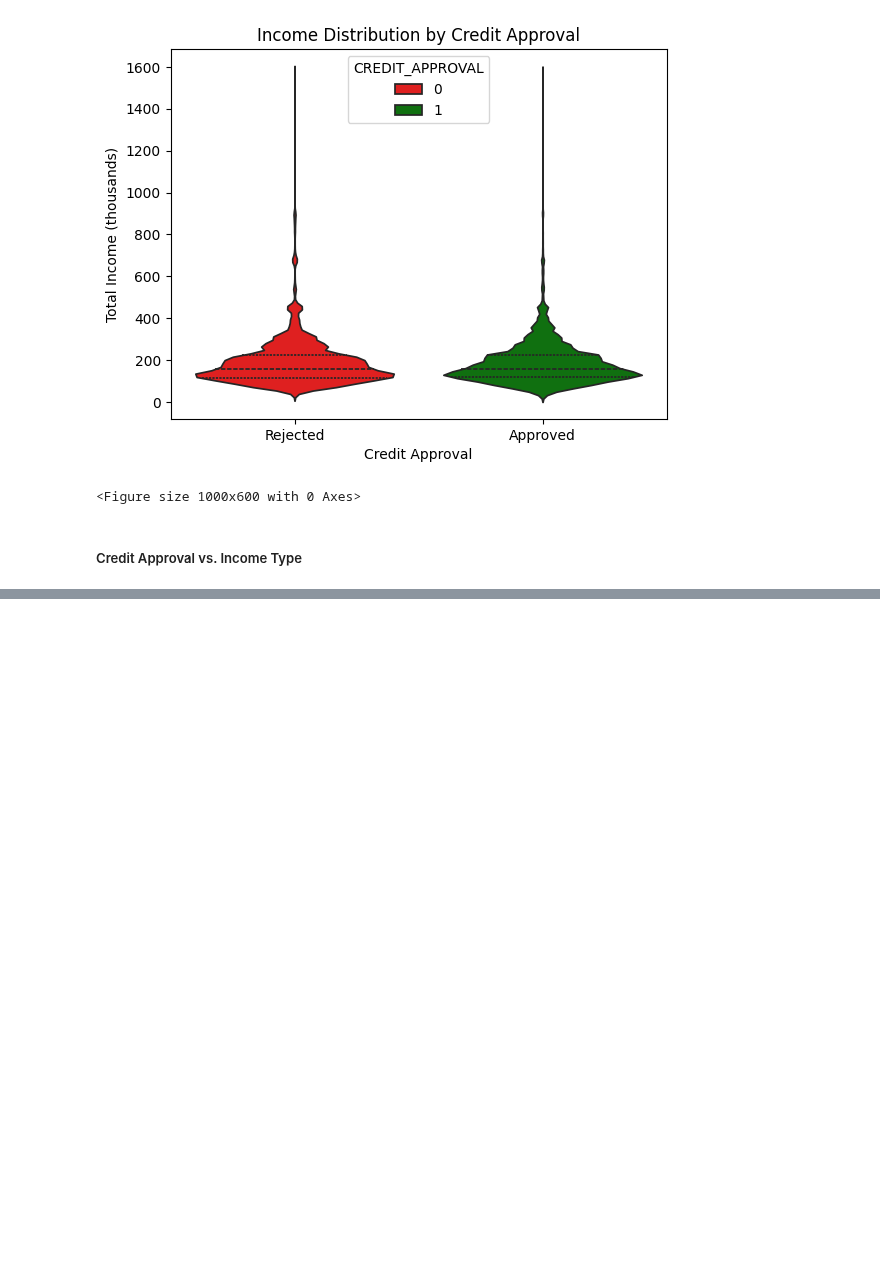
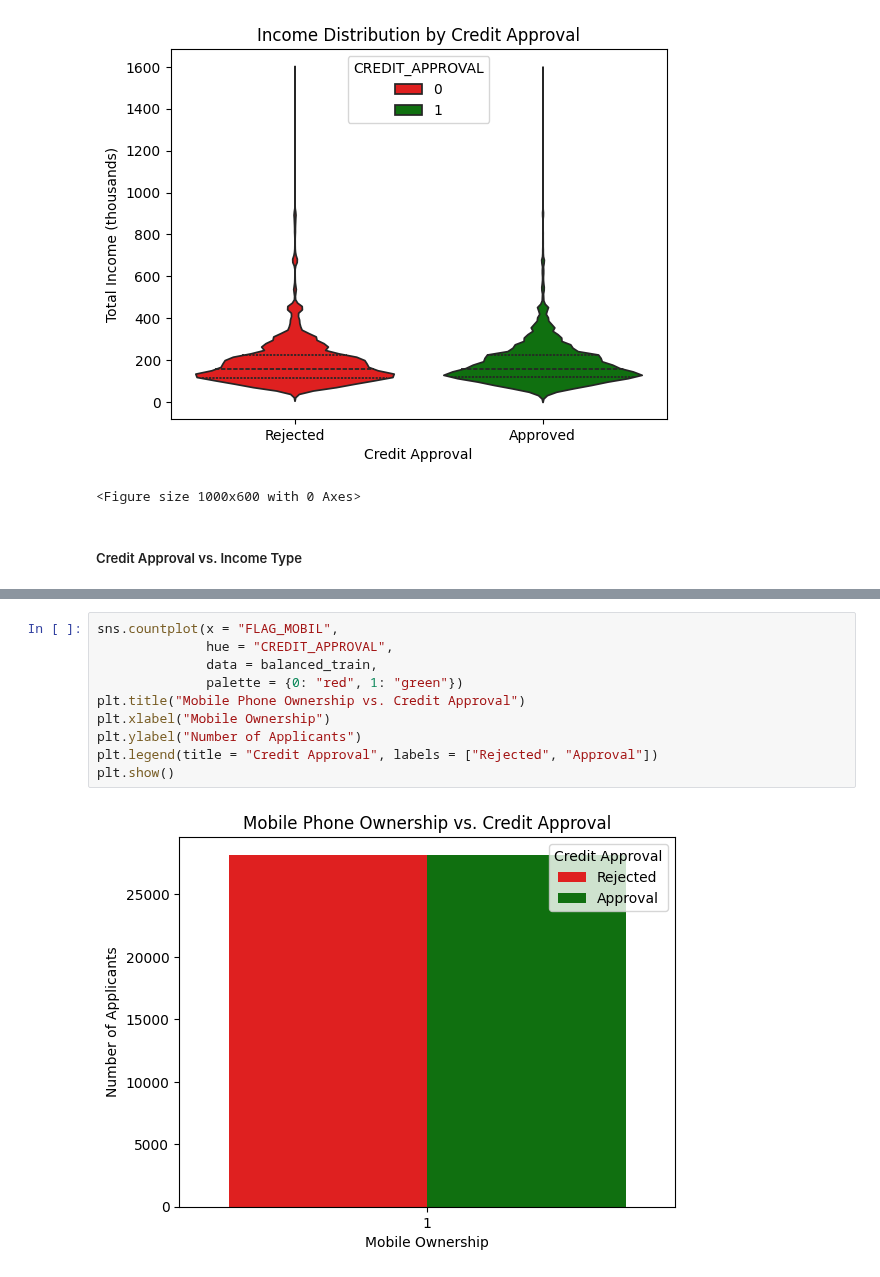
Before and after one commit to loowenwen/cs3244-project, a Jupyter notebook: src/data_processing_Vivian.ipynb, the cells around one changed output, grey strips where cells are left out. Saved outputs shown, nothing was run; the diff lists cells and outputs as text; blank space fills up the shorter version.

```diff
--- a/src/data_processing_Vivian.ipynb
+++ b/src/data_processing_Vivian.ipynb
@@ -255,0 +387,12 @@ The `scale` parameter has been renamed and will be removed in v0.15.0. Pass `den
+# %%
+sns.countplot(x = "FLAG_MOBIL",
+              hue = "CREDIT_APPROVAL",
+              data = balanced_train,
+              palette = {0: "red", 1: "green"})
+plt.title("Mobile Phone Ownership vs. Credit Approval")
+plt.xlabel("Mobile Ownership")
+plt.ylabel("Number of Applicants")
+plt.legend(title = "Credit Approval", labels = ["Rejected", "Approval"])
+plt.show()
+# %% [output]
+[figure, added]
```
Also changed, not shown: parts of 13 cells of this notebook.
